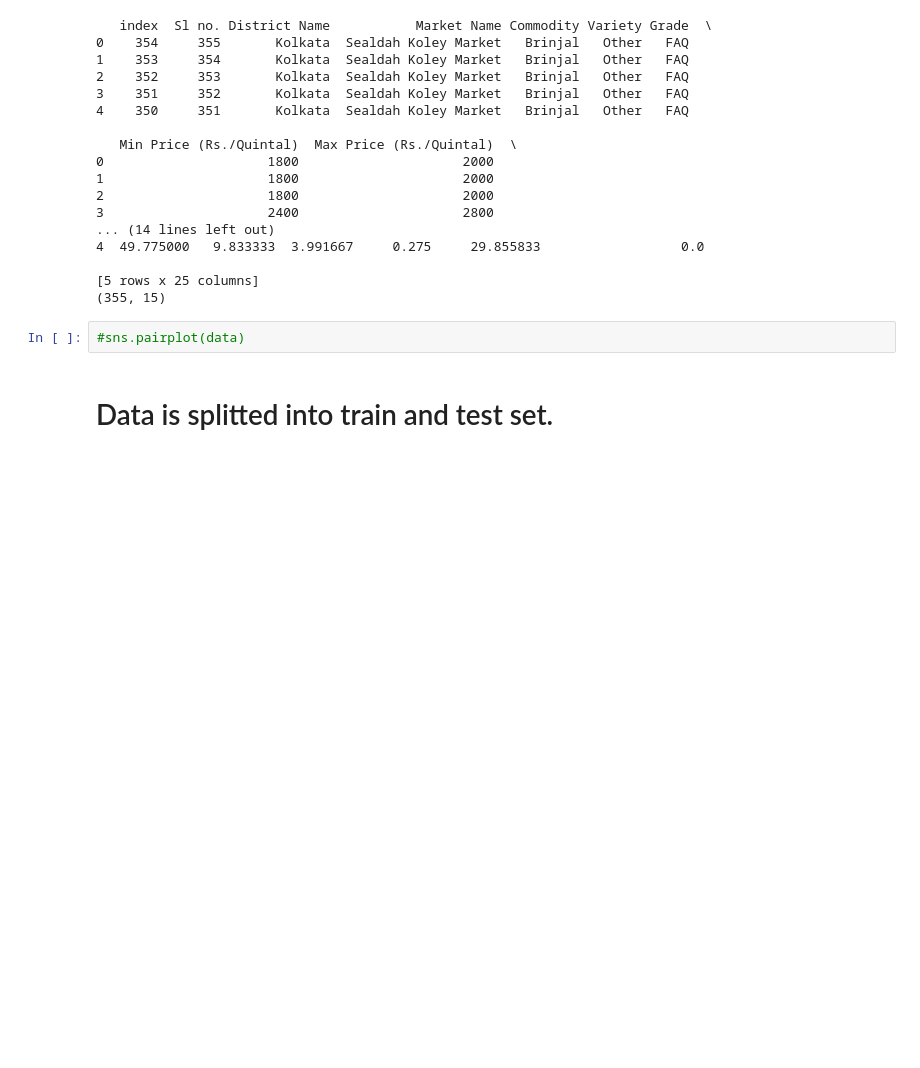
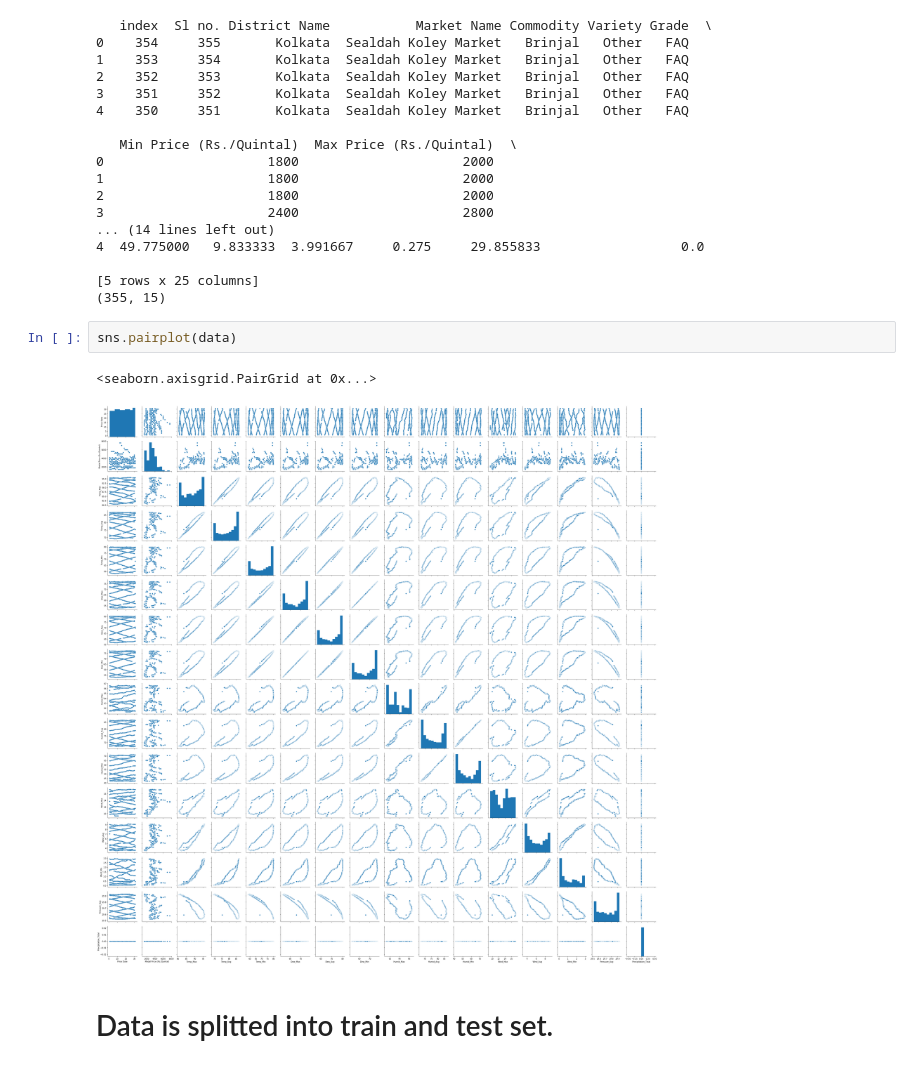
Before and after one commit to OmkarMahajan/VPP_10, a Jupyter notebook: Vegetables_10/Kolkata/Kolkata_Brinjal.ipynb, the cells around one changed output. Saved outputs shown, nothing was run; the diff lists cells and outputs as text; blank space fills up the shorter version.

```diff
--- a/Vegetables_10/Kolkata/Kolkata_Brinjal.ipynb
+++ b/Vegetables_10/Kolkata/Kolkata_Brinjal.ipynb
@@ -86,7 +86,10 @@ print(X.shape)
 [5 rows x 25 columns]
 (355, 15)
 # %%
-#sns.pairplot(data)
+sns.pairplot(data)
+# %% [output]
+<seaborn.axisgrid.PairGrid at 0x...>
+[figure, added]
 # %% [markdown]
 # Data is splitted into train and test set.
 # %%
```
Also changed, not shown: parts of 8 cells of this notebook, 26 other files.
